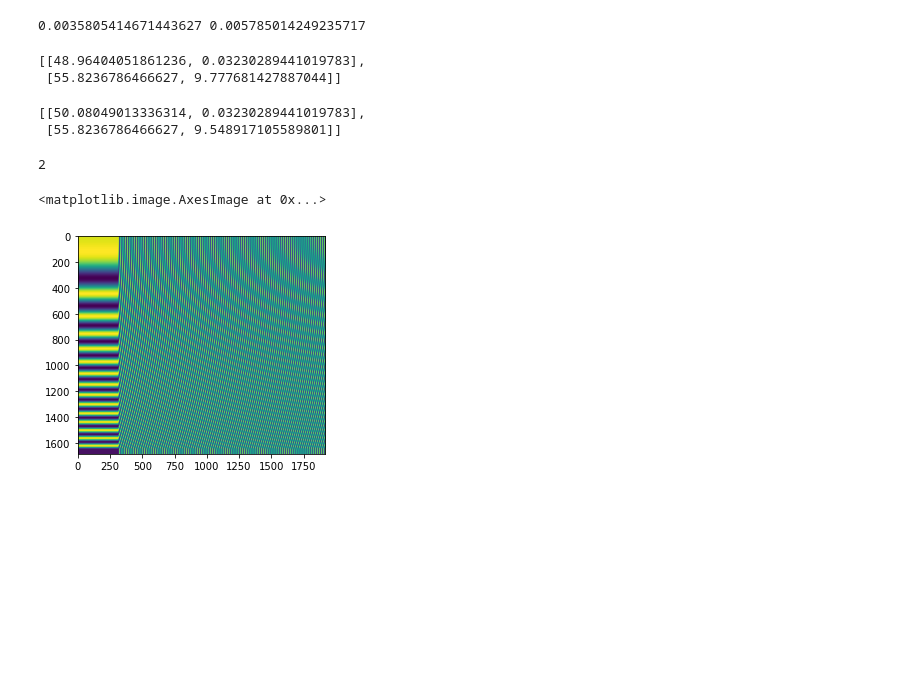
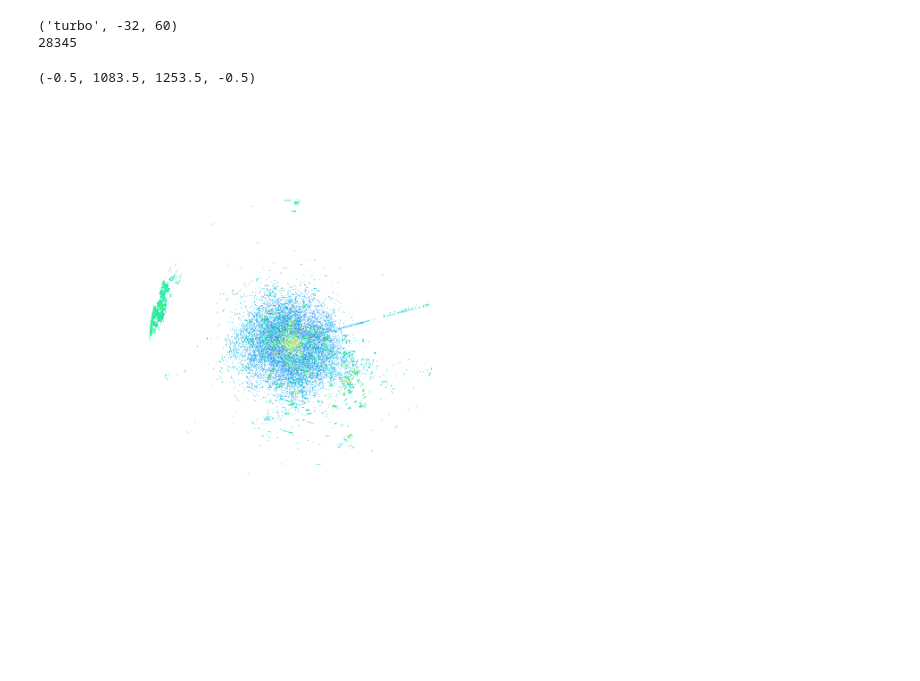
Before and after one commit to jiqicn/meteovis, a Jupyter notebook: test_apis.ipynb, the cells around one changed output. Saved outputs shown, nothing was run; the diff lists cells and outputs as text; code cells hidden in the pictures; blank space fills up the shorter version.

Commit message:
nearest N-D interpolation

```diff
--- a/test_apis.ipynb
+++ b/test_apis.ipynb
@@ -2,47 +2,33 @@
 import meteovis as mv
 # %%
 # test of the Dataset class
-ds1_path = "./dataset/76b281cd-dc77-4e2c-8e3d-6fcf5c3498ef.h5"
-ds2_path = "./dataset/c84fae85-8ff8-451e-836c-c2db3e640e0d.h5"
+ds1_path = "./dataset/4fb4df06-f217-4099-8480-6be8e4c3861d.h5"
+ds2_path = "./dataset/23949391-ca80-47ee-90a7-4da0d9550e8e.h5"
 
 ds1 = mv.Dataset(ds1_path)
 ds2 = mv.Dataset(ds2_path)
 ds_m = mv.Dataset()
 ds_m.merge("max", ds1, ds2)
-ds_m.bbox
-# %% [output]
-0.0035805414671443627 0.005785014249235717
-[[48.96404051861236, 0.03230289441019783],
- [55.8236786466627, 9.777681427887044]]
-# %%
-ds1.bbox
-# %% [output]
-[[50.08049013336314, 0.03230289441019783],
- [55.8236786466627, 9.548917105589801]]
-# %%
-import numpy as np
-
-a = np.array([[1, 2, 3], [1, 2, 3]])
-np.max([1, 2])
-# %% [output]
-2
-# %%
-from scipy import interpolate
-import numpy as np
-import matplotlib.pyplot as plt
-
-x = np.arange(50.08049013336314, 55.8236786466627, 0.0035805414671443627)
-y = np.arange(0.03230289441019783, 9.548917105589801, 0.005785014249235717)
-xx, yy = np.meshgrid(x, y)
-z = np.sin(xx**2+yy**2)
-f = interpolate.interp2d(x, y, z, kind='cubic')
-xnew = np.arange(48.96404051861236, 55.8236786466627, 0.0035805414671443627)
-ynew = np.arange(0.03230289441019783, 9.777681427887044, 0.005785014249235717)
-znew = f(xnew, ynew)
-plt.imshow(znew, origin='lower')
-# %% [output]
-<matplotlib.image.AxesImage at 0x...>
-[figure, removed]
+# %%
+import numpy as np
+import matplotlib.pyplot as plt
+
+i = 0
+origin = ds_m.result[i][0]
+new = ds_m.result[i][1]
+cmap = ds_m.result[i][2]
+print(cmap)
+print(np.count_nonzero(~np.isnan(new)))
+data = new
+fig = plt.figure(figsize=(data.shape[1], data.shape[0]), dpi=1)
+fig.add_axes([0, 0, 1, 1])
+plt.imshow(data, cmap=cmap[0], vmin=cmap[1], vmax=cmap[2])
+plt.axis("off")
+# %% [output]
+('turbo', -32, 60)
+28345
+(-0.5, 1083.5, 1253.5, -0.5)
+[figure, added]
 # %%
 # test of the View class
 dataset_path = "./dataset/ad9c7afd-4cb9-45f7-b947-328b561d8fe1.h5"
```
Also changed, not shown: 3 other files.
